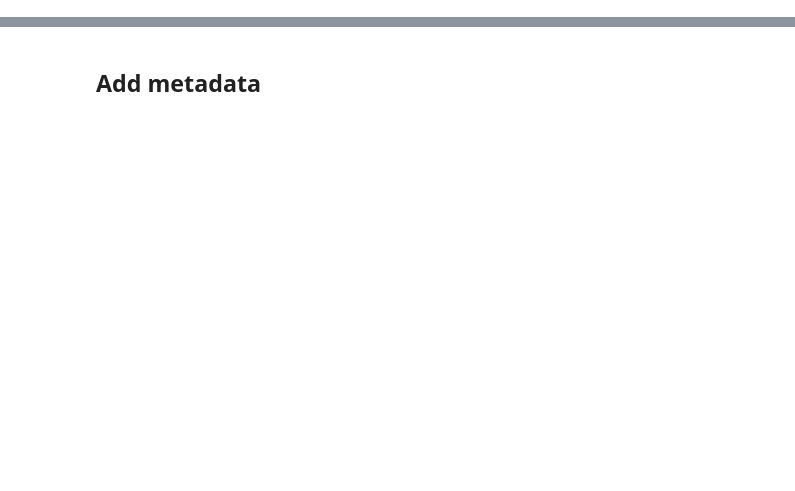
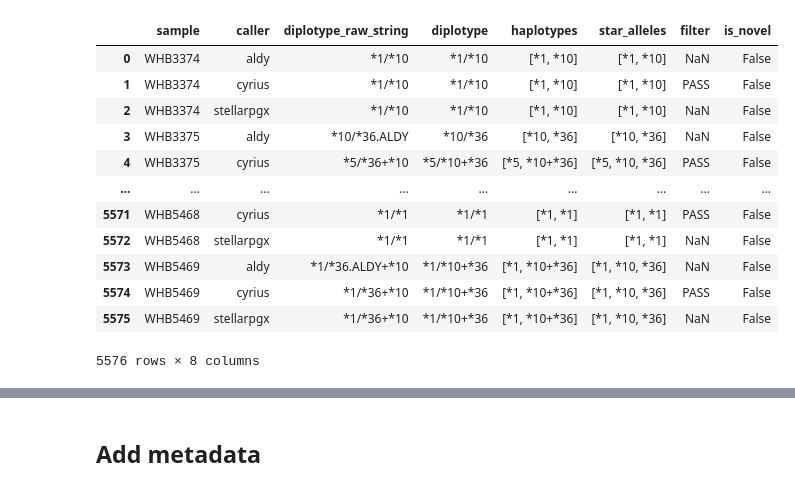
Before and after one commit to c-BIG/SG10K-CYP2D6, a Jupyter notebook: pipelines/consensus/consensus.ipynb, the cells around one changed output, grey strips where cells are left out. Saved outputs shown, nothing was run; the diff lists cells and outputs as text; code cells hidden in the pictures; blank space fills up the shorter version.

```diff
--- a/pipelines/consensus/consensus.ipynb
+++ b/pipelines/consensus/consensus.ipynb
@@ -0,0 +15,4 @@
+# %%
+caller_output_dir = "/Users/torojr/projects/nalagenetics/SG10K-CYP2D6/_data/caller-outputs"
+caller_output_paths = Path(caller_output_dir).resolve()
+samples  = {sample_path.stem: {caller_path.stem: caller_path for caller_path in sample_path.iterdir()} for sample_path in caller_output_paths.iterdir()}
@@ -0,0 +23,12 @@
+# %%
+outputs = []
+for sample, callers in samples.items():
+    for caller, caller_path in callers.items():
+        if caller == "aldy":
+            caller_file = list(caller_path.glob("**/*.aldy"))[0]
+        elif caller == "cyrius":
+            caller_file = list(caller_path.glob(f"**/{sample}.json"))[0]
+        elif caller == "stellarpgx":
+            caller_file = list(caller_path.glob(f"**/*.alleles"))[0]
+        caller_output = eval(f"Cyp2d6CallerOutput.{caller}(\"{caller_file}\", sample_name=\"{sample}\")")
+        outputs.append((sample, caller, caller_output))
@@ -0,0 +55,26 @@
+# %%
+entries = []
+for sample, caller, caller_output in outputs:
+    for diplotype in caller_output.diplotypes:
+        index = ["sample", "caller", "diplotype_raw_string", "diplotype", "haplotypes", "star_alleles", "filter", "is_novel"]
+        srs = pd.Series([sample, caller, diplotype.raw, diplotype.parsed, [hap.parsed for hap in sorted(diplotype.haplotypes)], [sa for star_allele in sorted(diplotype.star_alleles) for sa in star_allele.as_list()], diplotype.filt, diplotype.is_novel], index=index)
+        entries.append(srs)
+
+caller_outputs_df = pd.DataFrame(entries).sort_values(["sample", "caller"]).reset_index(drop=True)
+caller_outputs_df["caller"] = caller_outputs_df["caller"].astype("category")
+caller_outputs_df["filter"] = caller_outputs_df["filter"].astype("category")
+caller_outputs_df
+# %% [output]
+|  | sample | caller | diplotype_raw_string | diplotype | haplotypes | star_alleles | filter | is_novel |
+| 0 | WHB3374 | aldy | *1/*10 | *1/*10 | [*1, *10] | [*1, *10] | NaN | False |
+| 1 | WHB3374 | cyrius | *1/*10 | *1/*10 | [*1, *10] | [*1, *10] | PASS | False |
+| 2 | WHB3374 | stellarpgx | *1/*10 | *1/*10 | [*1, *10] | [*1, *10] | NaN | False |
+| 3 | WHB3375 | aldy | *10/*36.ALDY | *10/*36 | [*10, *36] | [*10, *36] | NaN | False |
+| 4 | WHB3375 | cyrius | *5/*36+*10 | *5/*10+*36 | [*5, *10+*36] | [*5, *10, *36] | PASS | False |
+| ... | ... | ... | ... | ... | ... | ... | ... | ... |
+| 5571 | WHB5468 | cyrius | *1/*1 | *1/*1 | [*1, *1] | [*1, *1] | PASS | False |
+| 5572 | WHB5468 | stellarpgx | *1/*1 | *1/*1 | [*1, *1] | [*1, *1] | NaN | False |
+| 5573 | WHB5469 | aldy | *1/*36.ALDY+*10 | *1/*10+*36 | [*1, *10+*36] | [*1, *10, *36] | NaN | False |
+| 5574 | WHB5469 | cyrius | *1/*36+*10 | *1/*10+*36 | [*1, *10+*36] | [*1, *10, *36] | PASS | False |
+| 5575 | WHB5469 | stellarpgx | *1/*36+*10 | *1/*10+*36 | [*1, *10+*36] | [*1, *10, *36] | NaN | False |
+5576 rows × 8 columns
```
Also changed, not shown: parts of 46 cells of this notebook.
